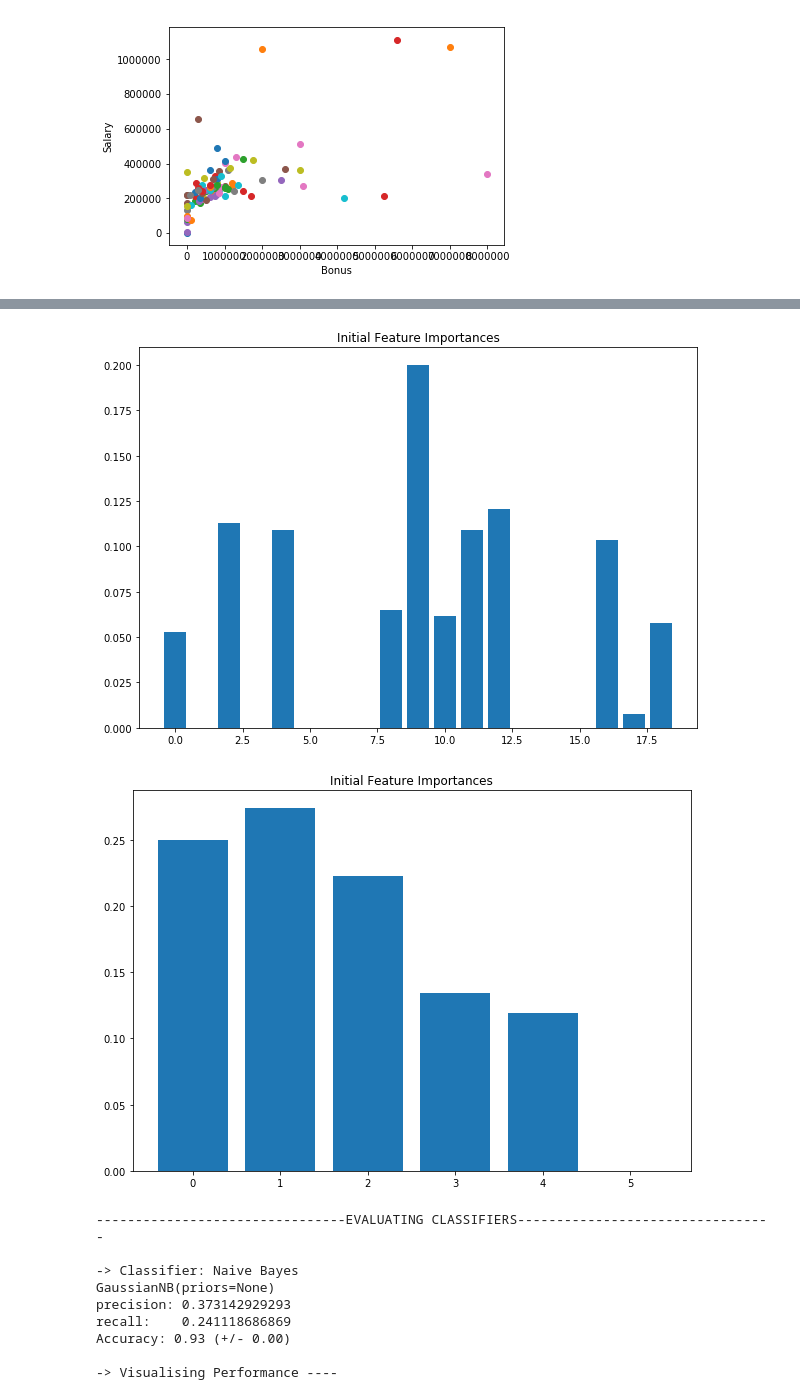
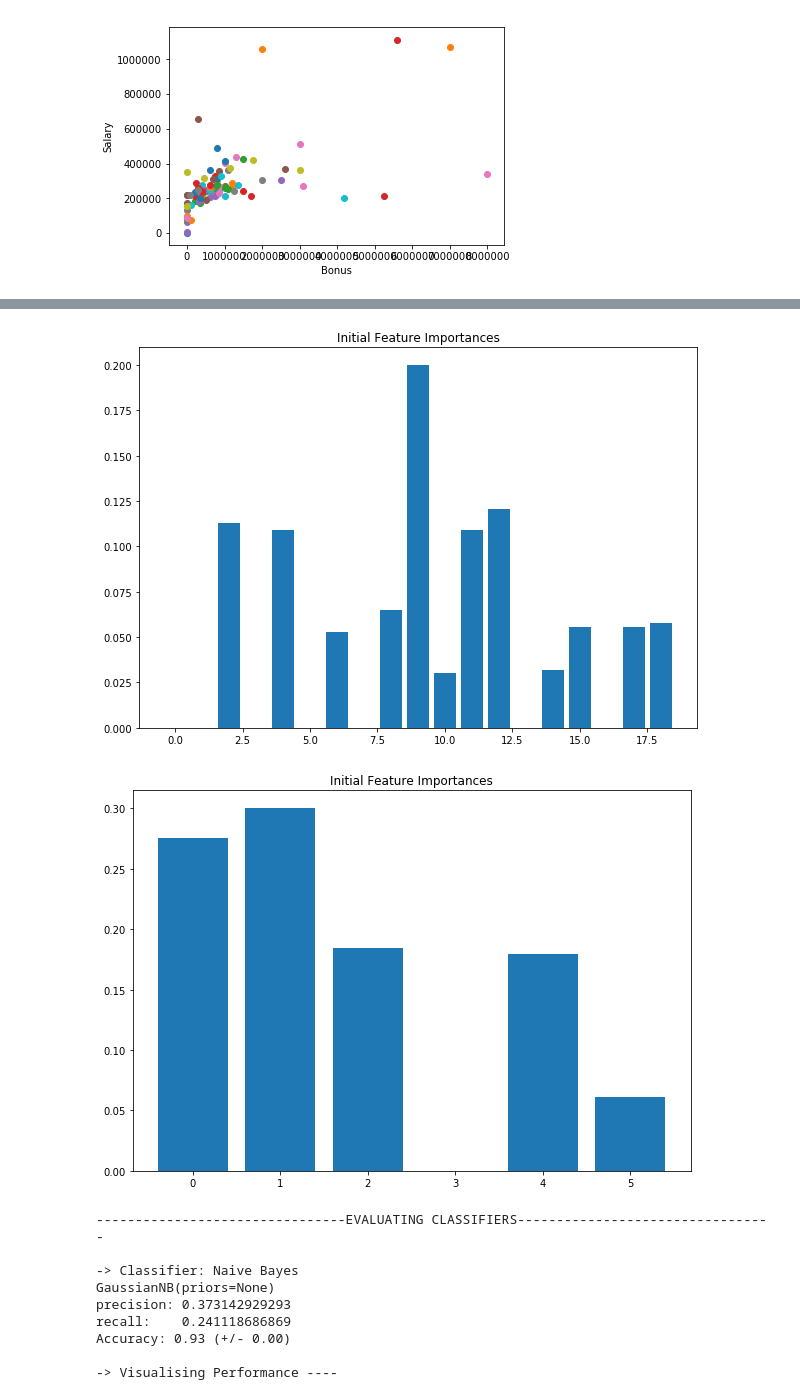
Before and after one commit to ssachde8/Data_Analyst_Nanodegree, a Jupyter notebook: Intro_to_Machine_Learning/final_project/final_project.ipynb, the cells around one changed output, grey strips where cells are left out. Drawn from its saved outputs; the diff is of its cells as text; code cells hidden in the pictures.

```diff
--- a/Intro_to_Machine_Learning/final_project/final_project.ipynb
+++ b/Intro_to_Machine_Learning/final_project/final_project.ipynb
@@ -180,18 +184,17 @@ for key in data_dict:
     data["emails_from_poi_fraction"] = calculate_fraction(data['from_poi_to_this_person'], data['to_messages'])
     data["emails_to_poi_fraction"] = calculate_fraction(data['from_this_person_to_poi'], data['from_messages'])
 
-
+# print data_dict.keys()
 # Remove extraneous features from original feature list
 # Final Feature List
 features_list = ['poi',
                  'exercised_stock_options',
-                 'other',
                  'expenses',
                  'emails_to_poi_fraction',
+                 'emails_from_poi_fraction',
                  'shared_receipt_with_poi',
                  'total_stock_value'
                 ]
-
 
 
 ## Go for selectKBest to pick high performing features
@@ -241,5 +244,5 @@ Feature importance in descending order:
-[figure, old version]
+[figure, new version]
-[figure, old version]
+[figure, new version]
 # %%
 #############################################################
 ######### Step 4 : Work with different classifiers ##########
```
Also changed, not shown: parts of 2 cells of this notebook, 3 other files.
